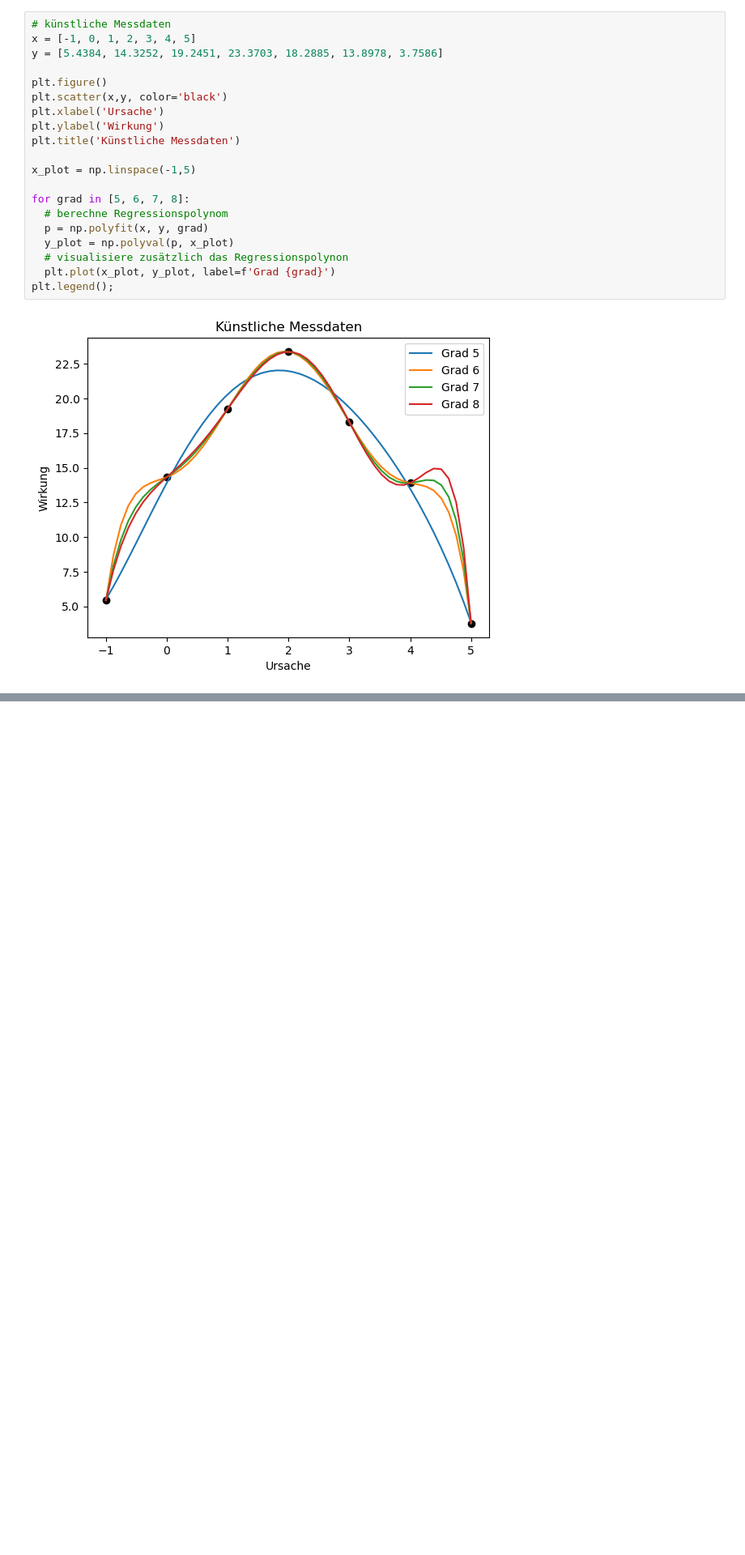
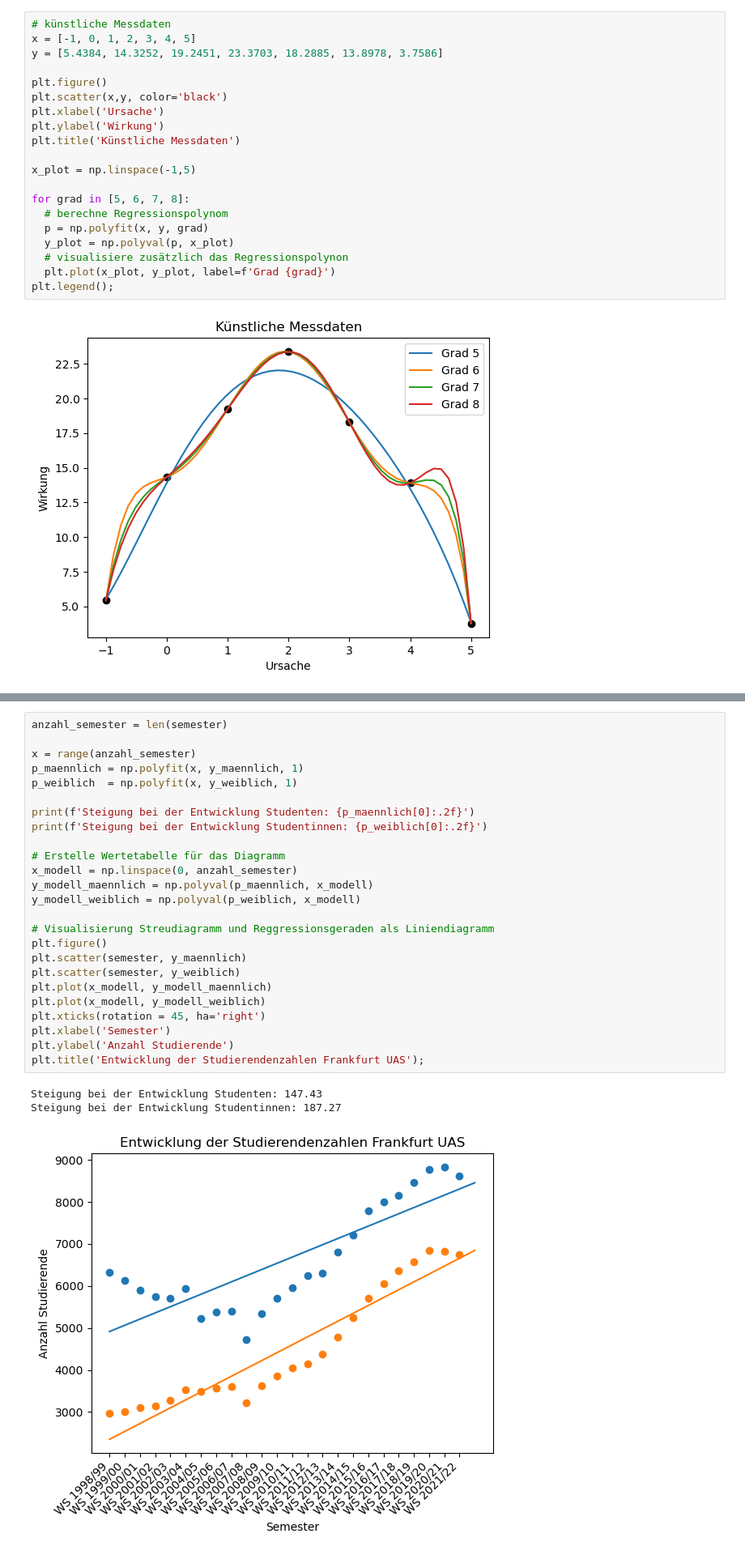
Before and after one commit to gramschs/book_python, a Jupyter notebook: _sources/chapter10/tmp.ipynb, the cells around one changed output, grey strips where cells are left out. Shown at 81% size. Cells and saved outputs as stored; diff of their text form; blank space fills up the shorter version.

```diff
--- a/_sources/chapter10/tmp.ipynb
+++ b/_sources/chapter10/tmp.ipynb
@@ -216,0 +293,29 @@ TypeError: unsupported operand type(s) for -: 'list' and 'float'
+# %%
+anzahl_semester = len(semester)
+
+x = range(anzahl_semester)
+p_maennlich = np.polyfit(x, y_maennlich, 1)
+p_weiblich  = np.polyfit(x, y_weiblich, 1)
+
+print(f'Steigung bei der Entwicklung Studenten: {p_maennlich[0]:.2f}')
+print(f'Steigung bei der Entwicklung Studentinnen: {p_weiblich[0]:.2f}')
+
+# Erstelle Wertetabelle für das Diagramm
+x_modell = np.linspace(0, anzahl_semester)
+y_modell_maennlich = np.polyval(p_maennlich, x_modell)
+y_modell_weiblich = np.polyval(p_weiblich, x_modell)
+
+# Visualisierung Streudiagramm und Reggressionsgeraden als Liniendiagramm
+plt.figure()
+plt.scatter(semester, y_maennlich)
+plt.scatter(semester, y_weiblich)
+plt.plot(x_modell, y_modell_maennlich)
+plt.plot(x_modell, y_modell_weiblich)
+plt.xticks(rotation = 45, ha='right')
+plt.xlabel('Semester')
+plt.ylabel('Anzahl Studierende')
+plt.title('Entwicklung der Studierendenzahlen Frankfurt UAS');
+# %% [output]
+Steigung bei der Entwicklung Studenten: 147.43
+Steigung bei der Entwicklung Studentinnen: 187.27
+[figure, added]
```
Also changed, not shown: parts of 5 cells of this notebook, 15 other files.
